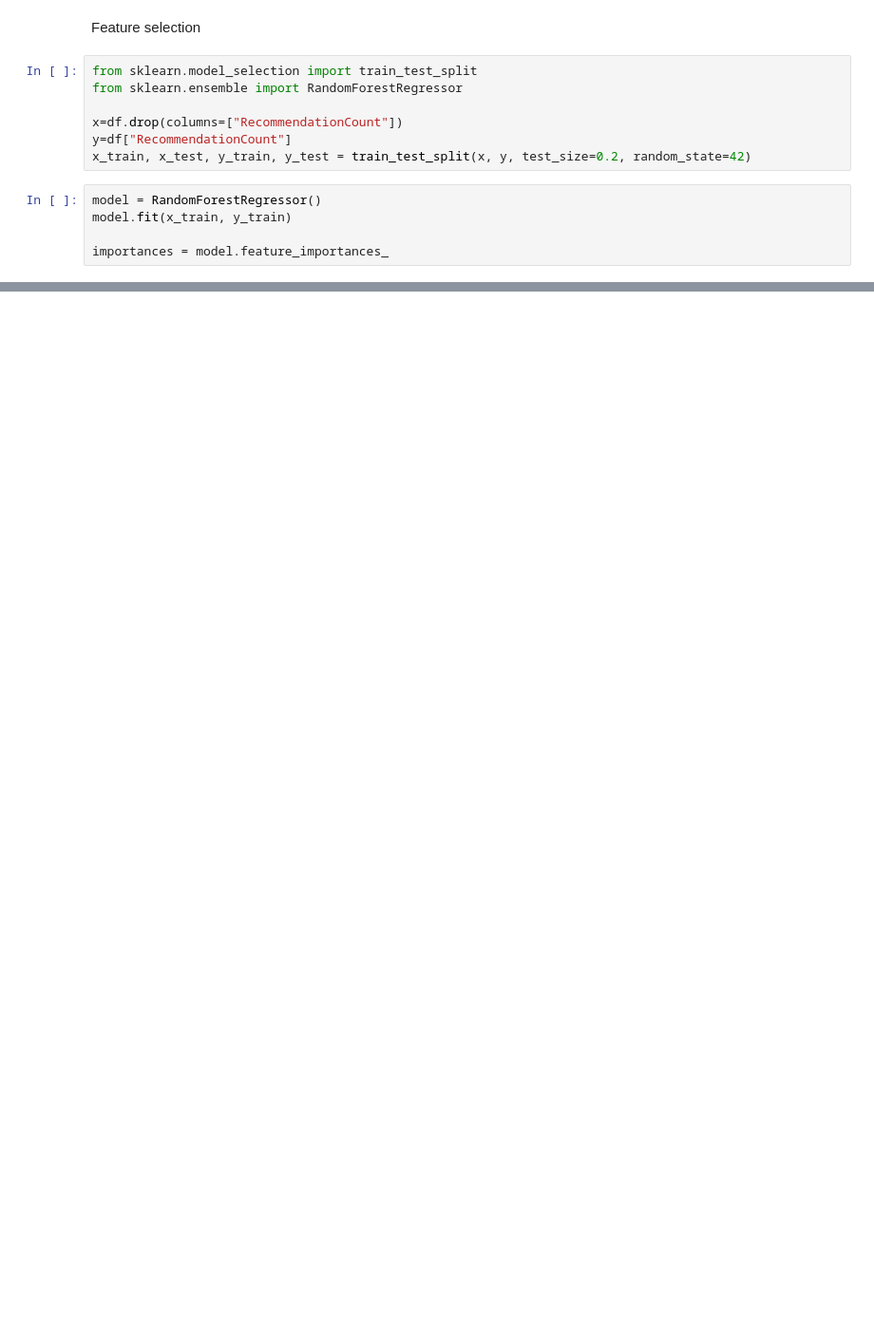
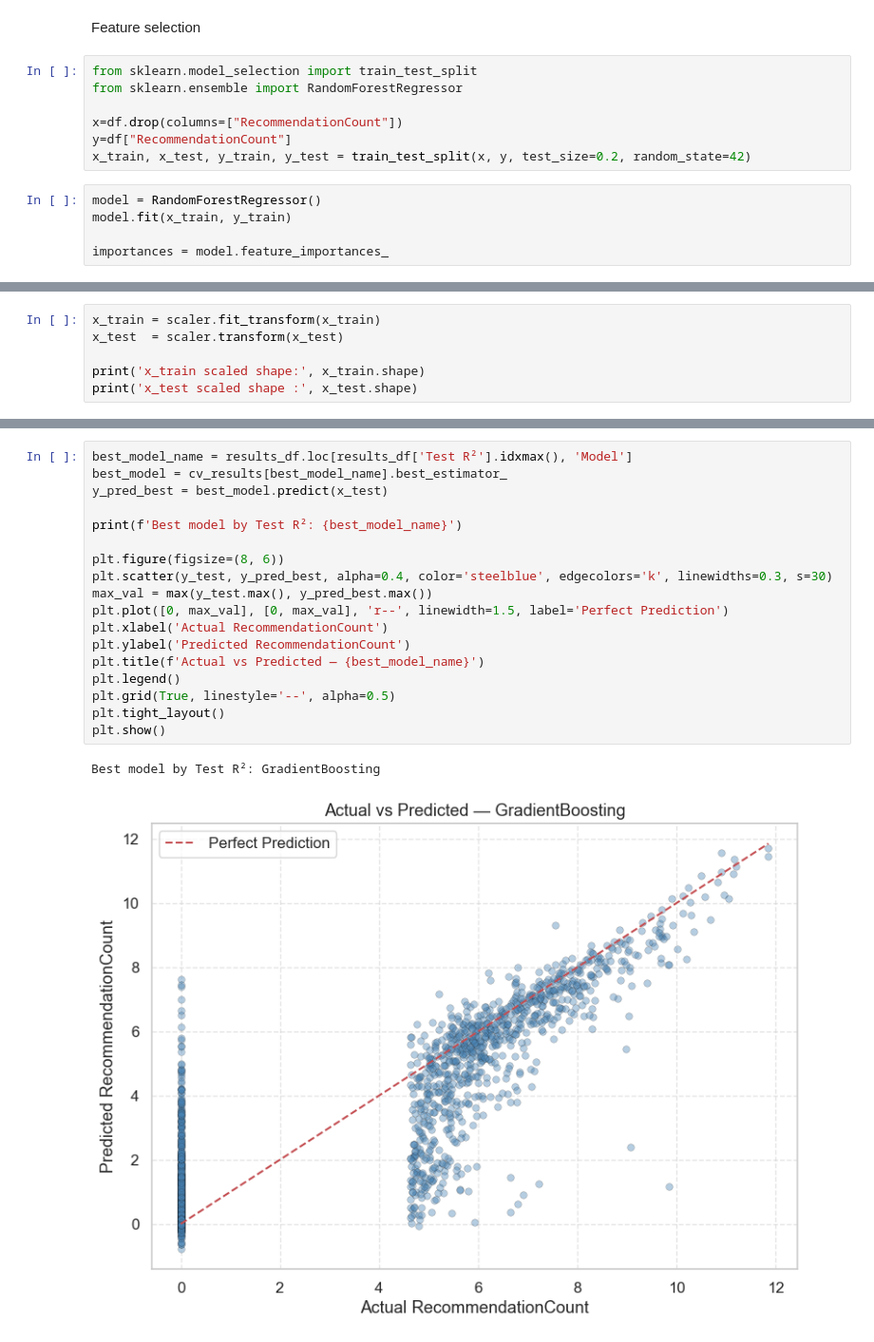
Before and after one commit to Asma-2005/Game-Prediction-ML, a Jupyter notebook: Data/Data_Preprocessing.ipynb, the cells around one changed output, grey strips where cells are left out. Shown at 95% size. Drawn from its saved outputs; the diff is of its cells as text; blank space fills up the shorter version.

```diff
--- a/Data/Data_Preprocessing.ipynb
+++ b/Data/Data_Preprocessing.ipynb
@@ -1080,0 +1121,6 @@ importances = model.feature_importances_
+# %%
+x_train = scaler.fit_transform(x_train)
+x_test  = scaler.transform(x_test)
+
+print('x_train scaled shape:', x_train.shape)
+print('x_test scaled shape :', x_test.shape)
@@ -1080,0 +1292,21 @@ importances = model.feature_importances_
+# %%
+best_model_name = results_df.loc[results_df['Test R²'].idxmax(), 'Model']
+best_model = cv_results[best_model_name].best_estimator_
+y_pred_best = best_model.predict(x_test)
+
+print(f'Best model by Test R²: {best_model_name}')
+
+plt.figure(figsize=(8, 6))
+plt.scatter(y_test, y_pred_best, alpha=0.4, color='steelblue', edgecolors='k', linewidths=0.3, s=30)
+max_val = max(y_test.max(), y_pred_best.max())
+plt.plot([0, max_val], [0, max_val], 'r--', linewidth=1.5, label='Perfect Prediction')
+plt.xlabel('Actual RecommendationCount')
+plt.ylabel('Predicted RecommendationCount')
+plt.title(f'Actual vs Predicted — {best_model_name}')
+plt.legend()
+plt.grid(True, linestyle='--', alpha=0.5)
+plt.tight_layout()
+plt.show()
+# %% [output]
+Best model by Test R²: GradientBoosting
+[figure, added]
```
Also changed, not shown: parts of 20 cells of this notebook.
